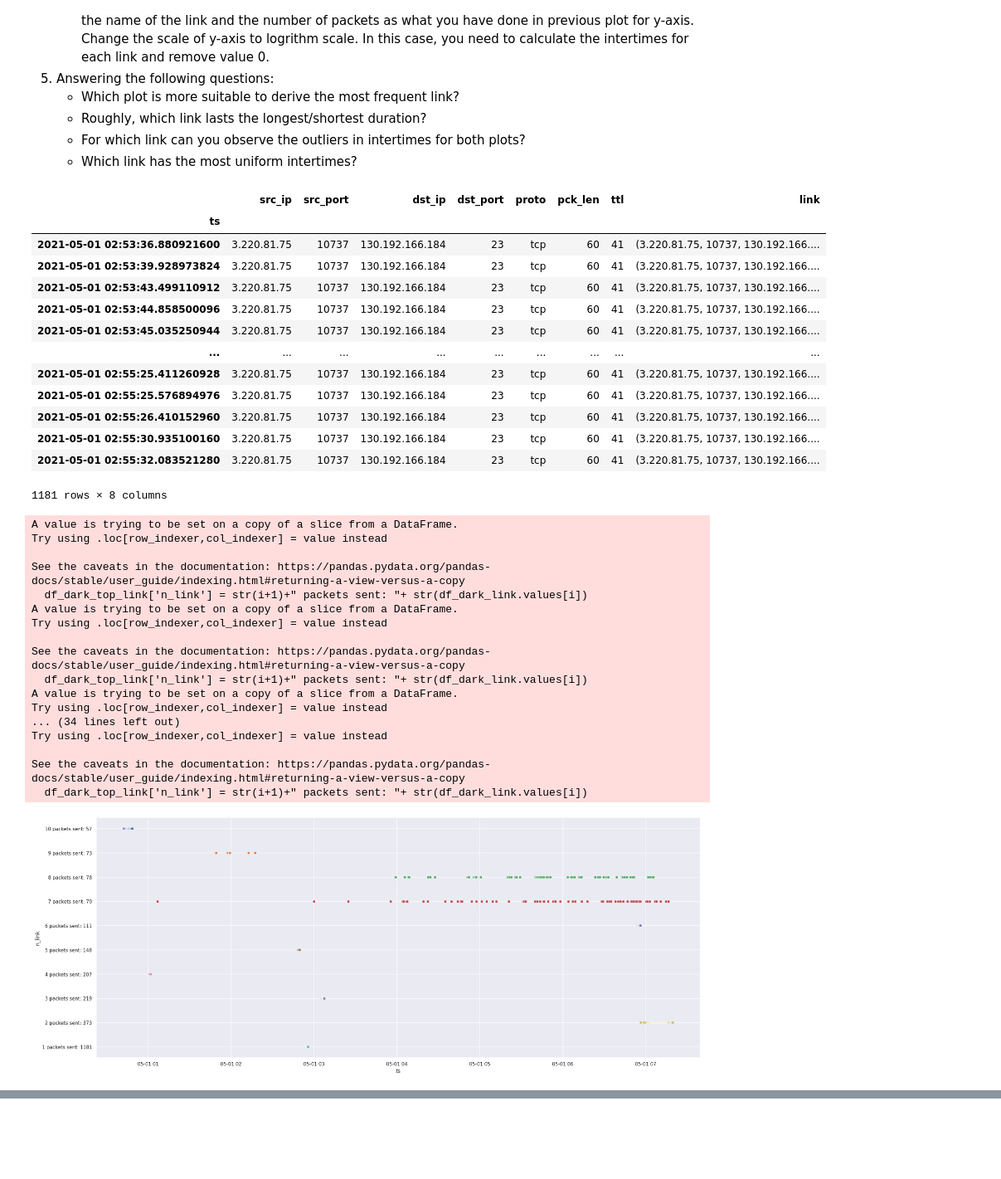
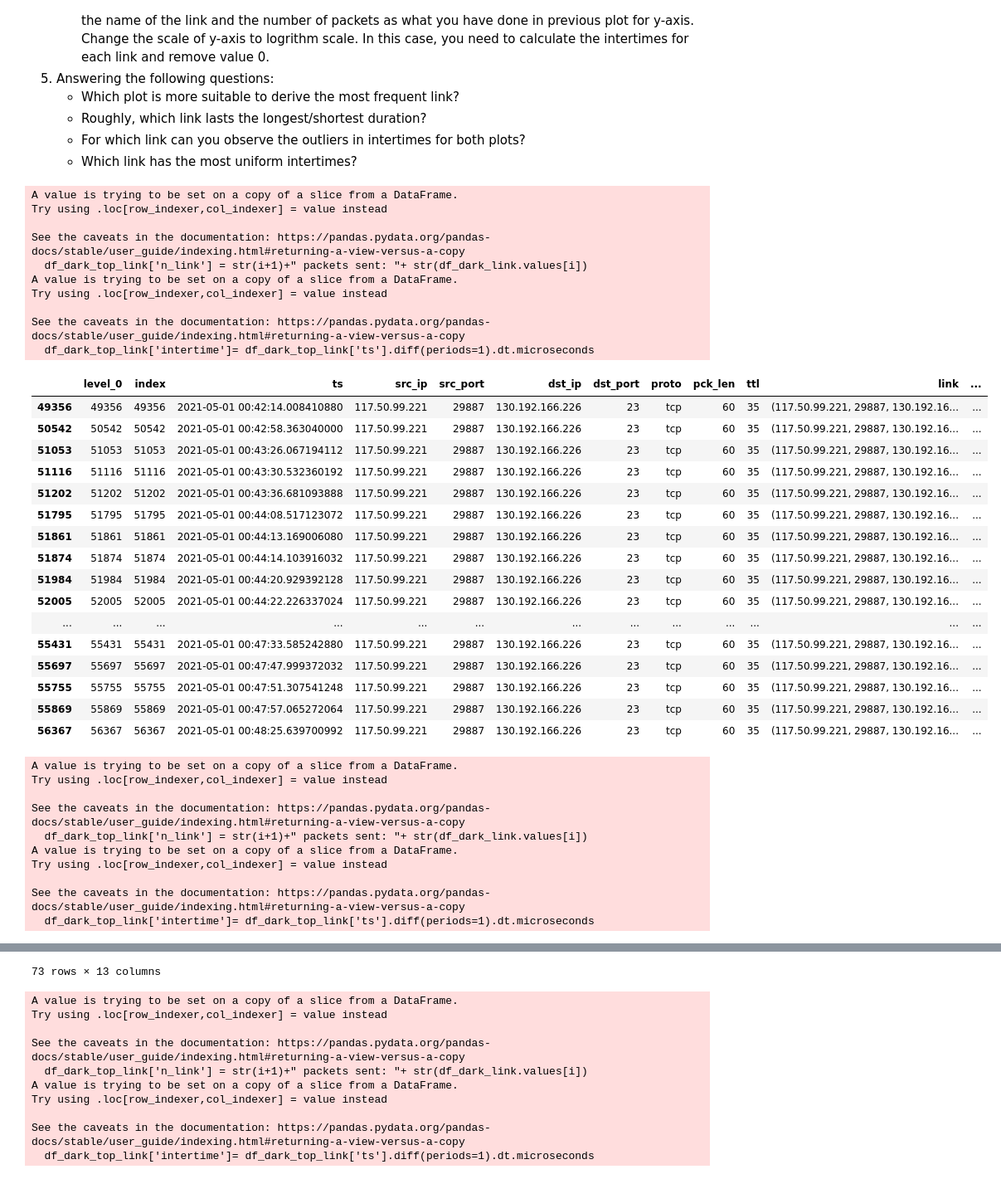
Before and after one commit to eferollo/ML4N, a Jupyter notebook: Labs/LAB4/lab_4.ipynb, the cells around one changed output, grey strips where cells are left out. Shown: that part at 83% size. Cells and saved outputs as stored; diff of their text form; code cells hidden in the pictures; blank space fills up the shorter version.

```diff
--- a/Labs/LAB4/lab_4.ipynb
+++ b/Labs/LAB4/lab_4.ipynb
@@ -416,40 +419,63 @@ for i in range(5):
     - For which link can you observe the outliers in intertimes for both plots?
     - Which link has the most uniform intertimes?
 # %%
+#df_dark=df_dark.reset_index()
 df_dark['link'] = list(zip(df_dark['src_ip'],df_dark['src_port'],df_dark['dst_ip'],df_dark['dst_port']))
 df_dark_link = df_dark
 
 df_dark_link = df_dark_link.groupby('link')['link'].count()
 df_dark_link = df_dark_link.sort_values(ascending=False)[:10]
 
 df_dark_top_link = df_dark[df_dark.link == df_dark_link.index[0]]
-
-display(df_dark_top_link)
+fig,axes=plt.subplots(1,2)
+#display(df_dark_top_link)
 for i in range(9,-1,-1):
     df_dark_top_link = df_dark[df_dark.link == df_dark_link.index[i]]
     df_dark_top_link['n_link'] = str(i+1)+" packets sent: "+ str(df_dark_link.values[i])
-
+    df_dark_top_link['intertime']= df_dark_top_link['ts'].diff(periods=1).dt.microseconds
+    display(df_dark_top_link)
     sns.scatterplot(
+        ax=axes[0],
         data = df_dark_top_link,
         x = 'ts',
         y = 'n_link'
+    )
+    sns.boxplot(
+        ax=axes[1],
+        data=df_dark_top_link,
+        x='n_link',
+        y='intertime'
+    )
 
-    )
+print(type(df_dark_top_link['intertime'].iloc[1]))
 # %% [output]
+A value is trying to be set on a copy of a slice from a DataFrame.
+Try using .loc[row_indexer,col_indexer] = value instead
+
+See the caveats in the documentation: https://pandas.pydata.org/pandas-docs/stable/user_guide/indexing.html#returning-a-view-versus-a-copy
+  df_dark_top_link['n_link'] = str(i+1)+" packets sent: "+ str(df_dark_link.values[i])
+A value is trying to be set on a copy of a slice from a DataFrame.
+Try using .loc[row_indexer,col_indexer] = value instead
+
+See the caveats in the documentation: https://pandas.pydata.org/pandas-docs/stable/user_guide/indexing.html#returning-a-view-versus-a-copy
+  df_dark_top_link['intertime']= df_dark_top_link['ts'].diff(periods=1).dt.microseconds
-|  | src_ip | src_port | dst_ip | dst_port | proto | pck_len | ttl | link |
-| ts |  |  |  |  |  |  |  |  |
-| 2021-05-01 02:53:36.880921600 | 3.220.81.75 | 10737 | 130.192.166.184 | 23 | tcp | 60 | 41 | (3.220.81.75, 10737, 130.192.166.... |
-| 2021-05-01 02:53:39.928973824 | 3.220.81.75 | 10737 | 130.192.166.184 | 23 | tcp | 60 | 41 | (3.220.81.75, 10737, 130.192.166.... |
-| 2021-05-01 02:53:43.499110912 | 3.220.81.75 | 10737 | 130.192.166.184 | 23 | tcp | 60 | 41 | (3.220.81.75, 10737, 130.192.166.... |
-| 2021-05-01 02:53:44.858500096 | 3.220.81.75 | 10737 | 130.192.166.184 | 23 | tcp | 60 | 41 | (3.220.81.75, 10737, 130.192.166.... |
-| 2021-05-01 02:53:45.035250944 | 3.220.81.75 | 10737 | 130.192.166.184 | 23 | tcp | 60 | 41 | (3.220.81.75, 10737, 130.192.166.... |
-| ... | ... | ... | ... | ... | ... | ... | ... | ... |
-| 2021-05-01 02:55:25.411260928 | 3.220.81.75 | 10737 | 130.192.166.184 | 23 | tcp | 60 | 41 | (3.220.81.75, 10737, 130.192.166.... |
-| 2021-05-01 02:55:25.576894976 | 3.220.81.75 | 10737 | 130.192.166.184 | 23 | tcp | 60 | 41 | (3.220.81.75, 10737, 130.192.166.... |
-| 2021-05-01 02:55:26.410152960 | 3.220.81.75 | 10737 | 130.192.166.184 | 23 | tcp | 60 | 41 | (3.220.81.75, 10737, 130.192.166.... |
-| 2021-05-01 02:55:30.935100160 | 3.220.81.75 | 10737 | 130.192.166.184 | 23 | tcp | 60 | 41 | (3.220.81.75, 10737, 130.192.166.... |
-| 2021-05-01 02:55:32.083521280 | 3.220.81.75 | 10737 | 130.192.166.184 | 23 | tcp | 60 | 41 | (3.220.81.75, 10737, 130.192.166.... |
+|  | level_0 | index | ts | src_ip | src_port | dst_ip | dst_port | proto | pck_len | ttl | link | ... |
+| 49356 | 49356 | 49356 | 2021-05-01 00:42:14.008410880 | 117.50.99.221 | 29887 | 130.192.166.226 | 23 | tcp | 60 | 35 | (117.50.99.221, 29887, 130.192.16... | ... |
+| 50542 | 50542 | 50542 | 2021-05-01 00:42:58.363040000 | 117.50.99.221 | 29887 | 130.192.166.226 | 23 | tcp | 60 | 35 | (117.50.99.221, 29887, 130.192.16... | ... |
+| 51053 | 51053 | 51053 | 2021-05-01 00:43:26.067194112 | 117.50.99.221 | 29887 | 130.192.166.226 | 23 | tcp | 60 | 35 | (117.50.99.221, 29887, 130.192.16... | ... |
+| 51116 | 51116 | 51116 | 2021-05-01 00:43:30.532360192 | 117.50.99.221 | 29887 | 130.192.166.226 | 23 | tcp | 60 | 35 | (117.50.99.221, 29887, 130.192.16... | ... |
+| 51202 | 51202 | 51202 | 2021-05-01 00:43:36.681093888 | 117.50.99.221 | 29887 | 130.192.166.226 | 23 | tcp | 60 | 35 | (117.50.99.221, 29887, 130.192.16... | ... |
+| 51795 | 51795 | 51795 | 2021-05-01 00:44:08.517123072 | 117.50.99.221 | 29887 | 130.192.166.226 | 23 | tcp | 60 | 35 | (117.50.99.221, 29887, 130.192.16... | ... |
+| 51861 | 51861 | 51861 | 2021-05-01 00:44:13.169006080 | 117.50.99.221 | 29887 | 130.192.166.226 | 23 | tcp | 60 | 35 | (117.50.99.221, 29887, 130.192.16... | ... |
+| 51874 | 51874 | 51874 | 2021-05-01 00:44:14.103916032 | 117.50.99.221 | 29887 | 130.192.166.226 | 23 | tcp | 60 | 35 | (117.50.99.221, 29887, 130.192.16... | ... |
+| 51984 | 51984 | 51984 | 2021-05-01 00:44:20.929392128 | 117.50.99.221 | 29887 | 130.192.166.226 | 23 | tcp | 60 | 35 | (117.50.99.221, 29887, 130.192.16... | ... |
+| 52005 | 52005 | 52005 | 2021-05-01 00:44:22.226337024 | 117.50.99.221 | 29887 | 130.192.166.226 | 23 | tcp | 60 | 35 | (117.50.99.221, 29887, 130.192.16... | ... |
+| ... | ... | ... | ... | ... | ... | ... | ... | ... | ... | ... | ... | ... |
+| 55431 | 55431 | 55431 | 2021-05-01 00:47:33.585242880 | 117.50.99.221 | 29887 | 130.192.166.226 | 23 | tcp | 60 | 35 | (117.50.99.221, 29887, 130.192.16... | ... |
+| 55697 | 55697 | 55697 | 2021-05-01 00:47:47.999372032 | 117.50.99.221 | 29887 | 130.192.166.226 | 23 | tcp | 60 | 35 | (117.50.99.221, 29887, 130.192.16... | ... |
+| 55755 | 55755 | 55755 | 2021-05-01 00:47:51.307541248 | 117.50.99.221 | 29887 | 130.192.166.226 | 23 | tcp | 60 | 35 | (117.50.99.221, 29887, 130.192.16... | ... |
+| 55869 | 55869 | 55869 | 2021-05-01 00:47:57.065272064 | 117.50.99.221 | 29887 | 130.192.166.226 | 23 | tcp | 60 | 35 | (117.50.99.221, 29887, 130.192.16... | ... |
+| 56367 | 56367 | 56367 | 2021-05-01 00:48:25.639700992 | 117.50.99.221 | 29887 | 130.192.166.226 | 23 | tcp | 60 | 35 | (117.50.99.221, 29887, 130.192.16... | ... |
-1181 rows × 8 columns
 A value is trying to be set on a copy of a slice from a DataFrame.
 Try using .loc[row_indexer,col_indexer] = value instead
 
@@ -459,12 +485,4 @@ A value is trying to be set on a copy of a slice from a DataFrame.
 Try using .loc[row_indexer,col_indexer] = value instead
 
 See the caveats in the documentation: https://pandas.pydata.org/pandas-docs/stable/user_guide/indexing.html#returning-a-view-versus-a-copy
-  df_dark_top_link['n_link'] = str(i+1)+" packets sent: "+ str(df_dark_link.values[i])
-A value is trying to be set on a copy of a slice from a DataFrame.
-Try using .loc[row_indexer,col_indexer] = value instead
-... (34 lines left out)
-Try using .loc[row_indexer,col_indexer] = value instead
-
-See the caveats in the documentation: https://pandas.pydata.org/pandas-docs/stable/user_guide/indexing.html#returning-a-view-versus-a-copy
-  df_dark_top_link['n_link'] = str(i+1)+" packets sent: "+ str(df_dark_link.values[i])
+  df_dark_top_link['intertime']= df_dark_top_link['ts'].diff(periods=1).dt.microseconds
-[figure, removed]
@@ -470,0 +501,11 @@ See the caveats in the documentation: https://pandas.pydata.org/pandas-docs/stab
+73 rows × 13 columns
+A value is trying to be set on a copy of a slice from a DataFrame.
+Try using .loc[row_indexer,col_indexer] = value instead
+
+See the caveats in the documentation: https://pandas.pydata.org/pandas-docs/stable/user_guide/indexing.html#returning-a-view-versus-a-copy
+  df_dark_top_link['n_link'] = str(i+1)+" packets sent: "+ str(df_dark_link.values[i])
+A value is trying to be set on a copy of a slice from a DataFrame.
+Try using .loc[row_indexer,col_indexer] = value instead
+
+See the caveats in the documentation: https://pandas.pydata.org/pandas-docs/stable/user_guide/indexing.html#returning-a-view-versus-a-copy
+  df_dark_top_link['intertime']= df_dark_top_link['ts'].diff(periods=1).dt.microseconds
```
Also changed, not shown: parts of 2 cells of this notebook, 3 other files.
